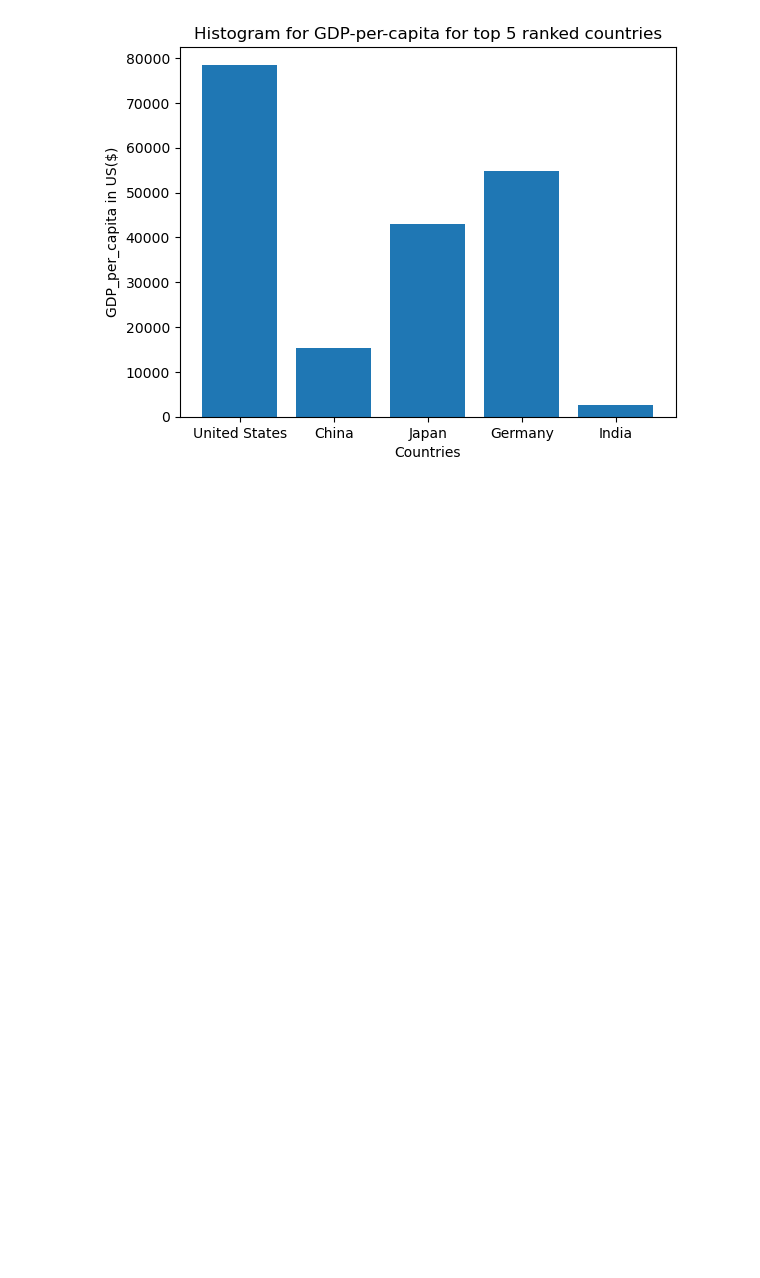
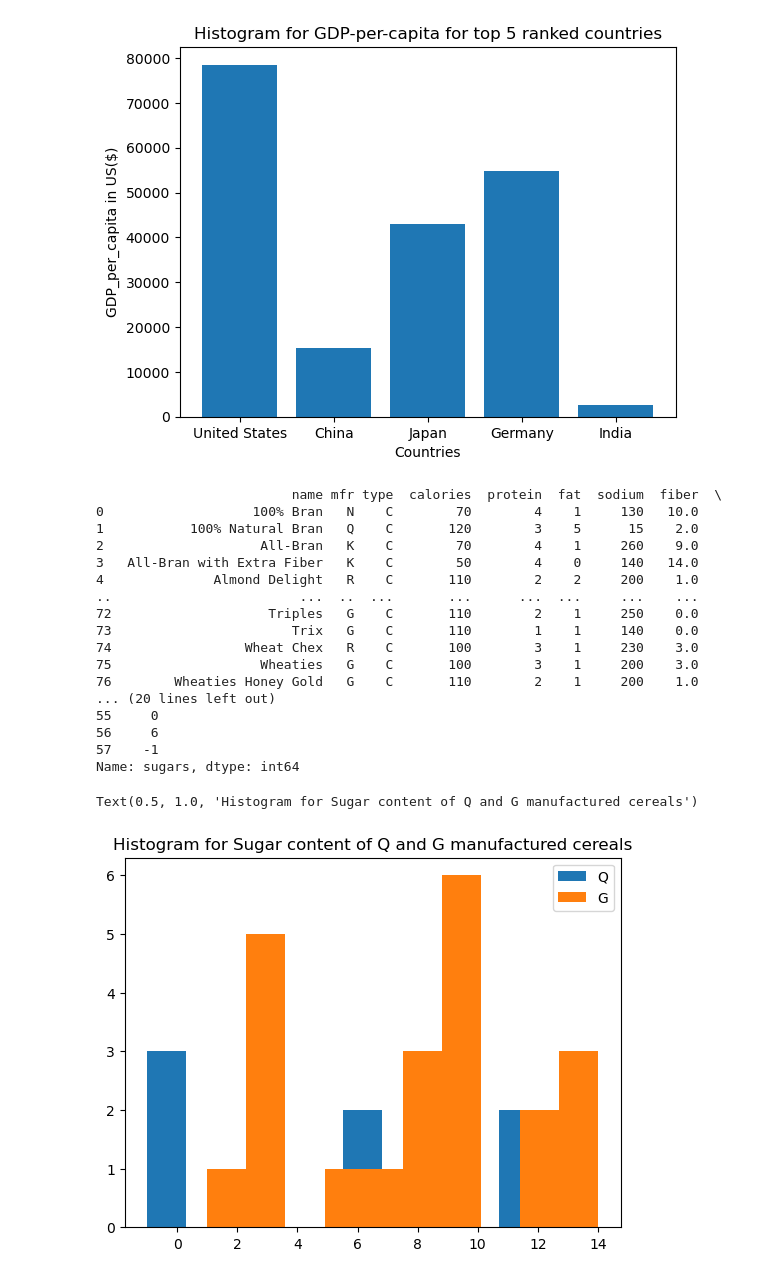
Before and after one commit to saurav1066/Data-Science-, a Jupyter notebook: read_data.ipynb, the cells around one changed output. Drawn from its saved outputs; the diff is of its cells as text; code cells hidden in the pictures; blank space fills up the shorter version.

Commit message:
Performing a t-test to compare two groups

```diff
--- a/read_data.ipynb
+++ b/read_data.ipynb
@@ -73,3 +71,50 @@ plt.ylabel("GDP_per_capita in US($)")
 # %% [output]
 Text(0, 0.5, 'GDP_per_capita in US($)')
 [figure]
+# %%
+#Performing a t-test
+#to check if a numerical value is between two groups
+#if we want to do a comparision between more than two groups then we can use an extension of t-test named"ANOVA"
+
+#importing modules for t-test
+from scipy.stats import ttest_ind
+
+#usable datasets : that has one numerical variable measured for two groups
+cereal_data = pd.read_csv('/kaggle/input/80-cereals/cereal.csv')
+print(cereal_data)
+
+
+#Getting sugar content for Q and G manufactured cereals
+Q_manufactured = cereal_data['sugars'][cereal_data['mfr'] == "Q"]
+print(Q_manufactured)
+G_manufactured = cereal_data['sugars'][cereal_data['mfr'] == "G"]
+
+
+#comparision
+ttest_ind(G_manufactured,Q_manufactured, equal_var=False)
+
+#Histograms for both classes of data
+plt.hist(Q_manufactured,label = "Q")
+plt.hist(G_manufactured, label = "G")
+plt.legend(loc = 'upper right')
+plt.title("Histogram for Sugar content of Q and G manufactured cereals")
+# %% [output]
+                         name mfr type  calories  protein  fat  sodium  fiber  \
+0                   100% Bran   N    C        70        4    1     130   10.0
+1           100% Natural Bran   Q    C       120        3    5      15    2.0
+2                    All-Bran   K    C        70        4    1     260    9.0
+3   All-Bran with Extra Fiber   K    C        50        4    0     140   14.0
+4              Almond Delight   R    C       110        2    2     200    1.0
+..                        ...  ..  ...       ...      ...  ...     ...    ...
+72                    Triples   G    C       110        2    1     250    0.0
+73                       Trix   G    C       110        1    1     140    0.0
+74                 Wheat Chex   R    C       100        3    1     230    3.0
+75                   Wheaties   G    C       100        3    1     200    3.0
+76        Wheaties Honey Gold   G    C       110        2    1     200    1.0
+... (20 lines left out)
+55     0
+56     6
+57    -1
+Name: sugars, dtype: int64
+Text(0.5, 1.0, 'Histogram for Sugar content of Q and G manufactured cereals')
+[figure, added]
```
Also changed, not shown: parts of 1 cell of this notebook.
